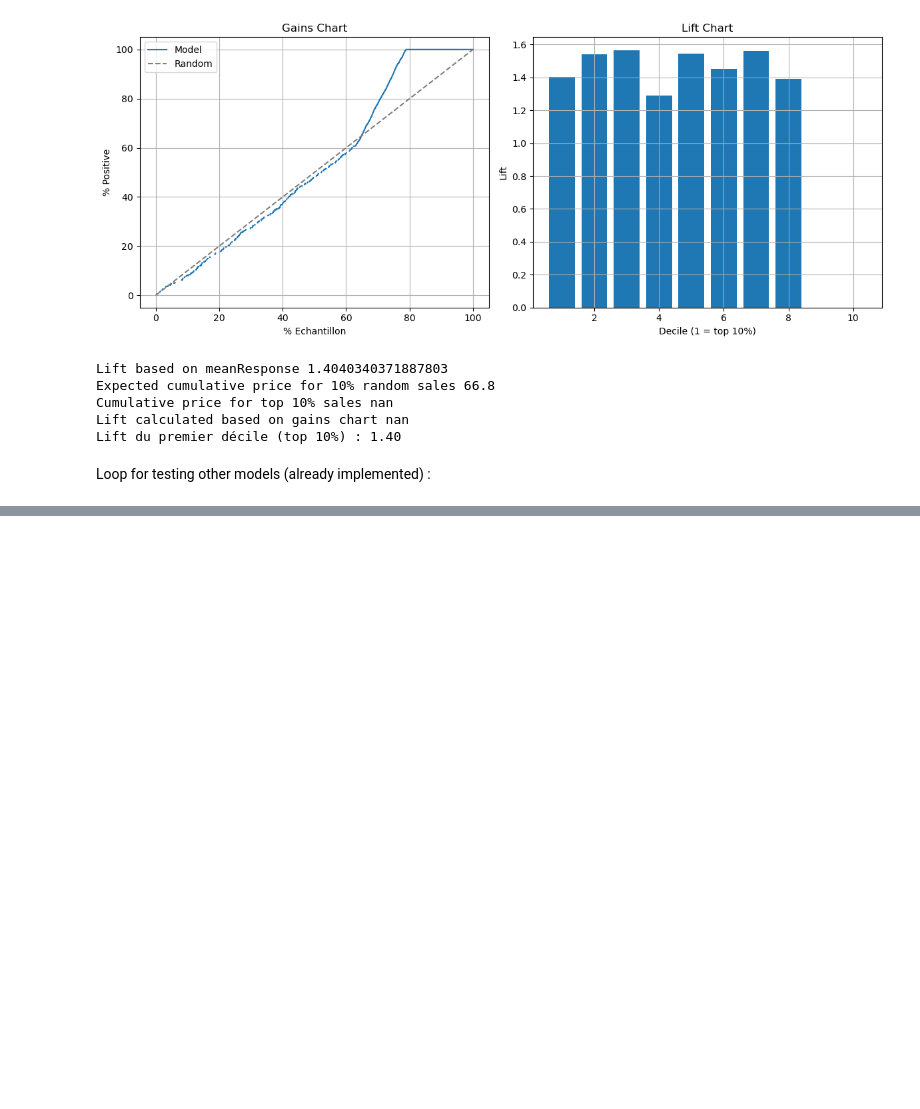
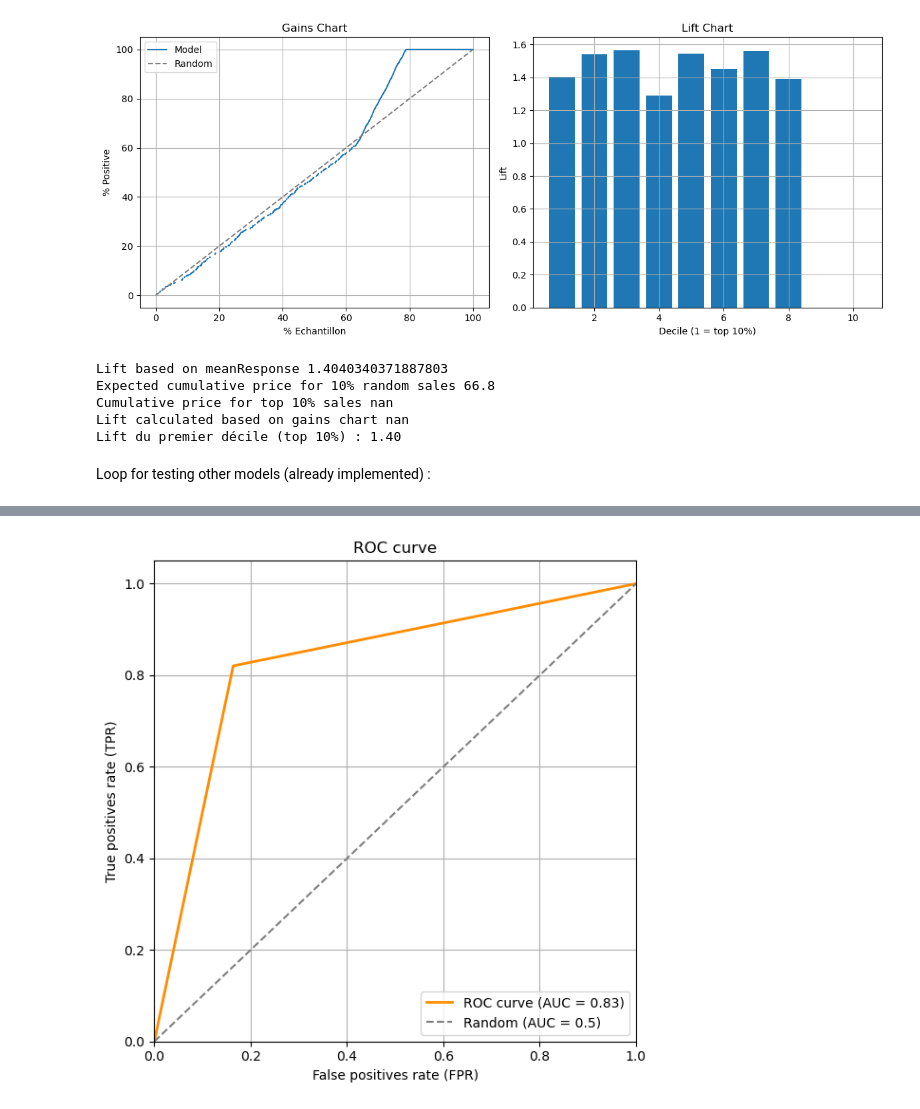
Before and after one commit to Aureleee/TeamProj_ML, a Jupyter notebook: MLDM - Project - Evaluating the models.ipynb, the cells around one changed output, grey strips where cells are left out. Cells and saved outputs as stored; diff of their text form; code cells hidden in the pictures; blank space fills up the shorter version.

```diff
--- a/MLDM - Project - Evaluating the models.ipynb
+++ b/MLDM - Project - Evaluating the models.ipynb
@@ -268,0 +389,4 @@ models = {
+# %%
+plot_roc_curve(y_test, y_pred)
+# %% [output]
+[figure, added]
```
Also changed, not shown: parts of 12 cells of this notebook.
